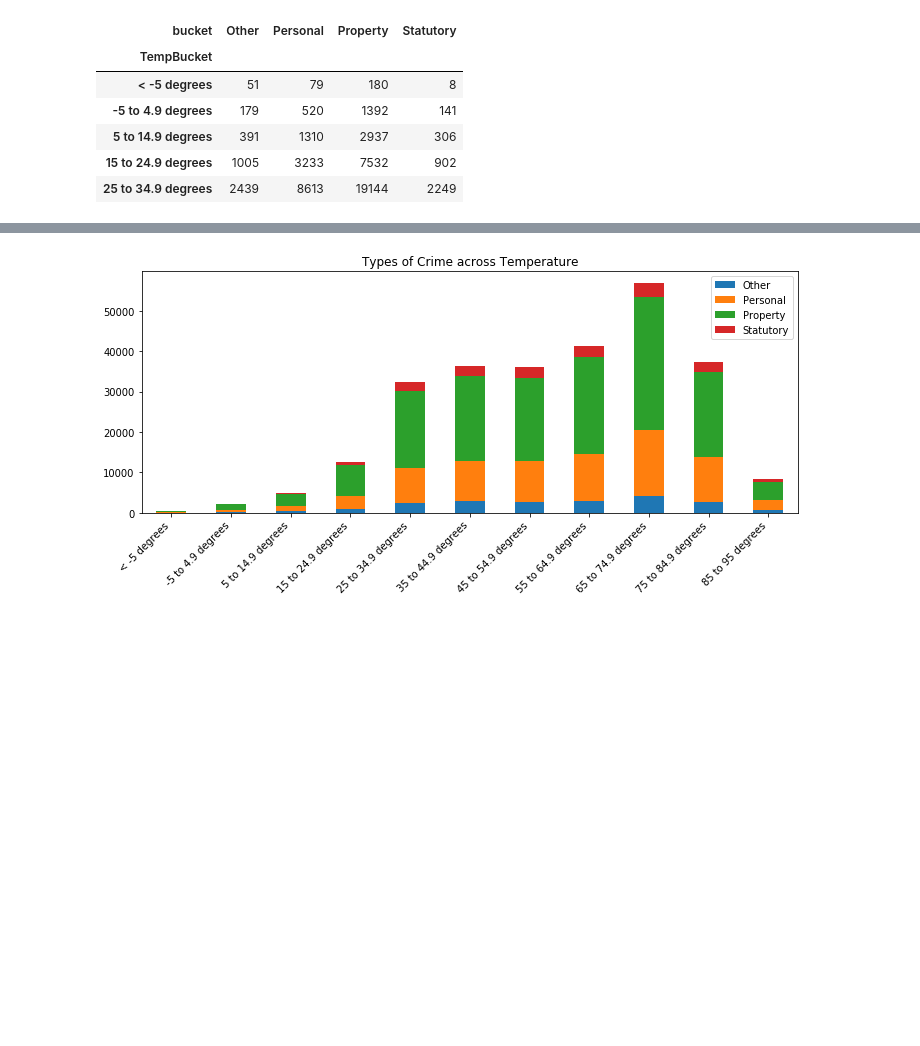
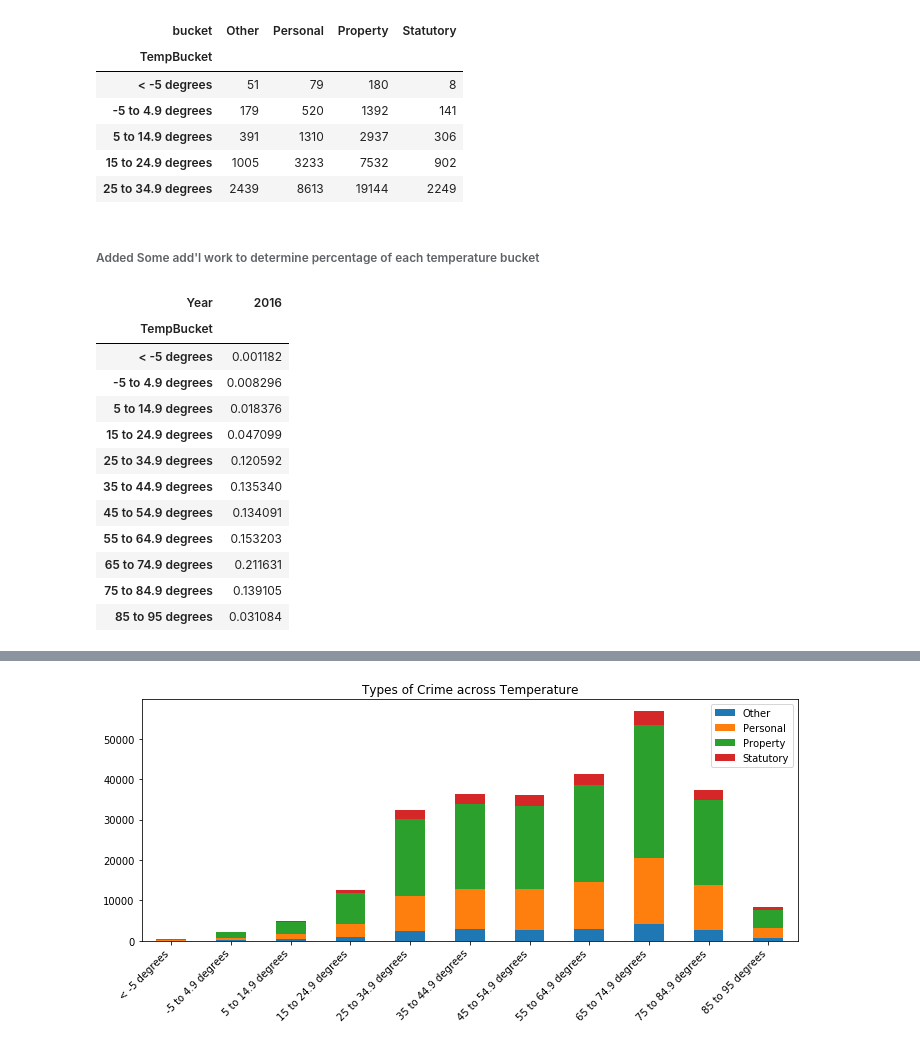
Before and after one commit to chengchenggan/Chicago_Crime_Weather, a Jupyter notebook: Resources/FinalNotebook.ipynb, the cells around one changed output, grey strips where cells are left out. Saved outputs shown, nothing was run; the diff lists cells and outputs as text; code cells hidden in the pictures; blank space fills up the shorter version.

```diff
--- a/Resources/FinalNotebook.ipynb
+++ b/Resources/FinalNotebook.ipynb
@@ -221,6 +242,30 @@ buckets.head()
 | 5 to 14.9 degrees | 391 | 1310 | 2937 | 306 |
 | 15 to 24.9 degrees | 1005 | 3233 | 7532 | 902 |
 | 25 to 34.9 degrees | 2439 | 8613 | 19144 | 2249 |
+# %% [markdown]
+###### Added Some add'l work to determine percentage of each temperature bucket
+# %%
+buckets_ave = pd.pivot_table(combined_df,values='Case Number',
+                         index='TempBucket',
+                         columns='Year',
+                         aggfunc=lambda x: len(x.unique()),fill_value=0)
+tot_crime = buckets_ave.sum()
+perc_by_range = buckets_ave / tot_crime
+perc_by_range
+# %% [output]
+| Year | 2016 |
+| TempBucket |  |
+| < -5 degrees | 0.001182 |
+| -5 to 4.9 degrees | 0.008296 |
+| 5 to 14.9 degrees | 0.018376 |
+| 15 to 24.9 degrees | 0.047099 |
+| 25 to 34.9 degrees | 0.120592 |
+| 35 to 44.9 degrees | 0.135340 |
+| 45 to 54.9 degrees | 0.134091 |
+| 55 to 64.9 degrees | 0.153203 |
+| 65 to 74.9 degrees | 0.211631 |
+| 75 to 84.9 degrees | 0.139105 |
+| 85 to 95 degrees | 0.031084 |
 # %%
 OthDF = buckets[buckets.columns[0]]
 PersDF = buckets[buckets.columns[1]]
```
Also changed, not shown: parts of 23 cells of this notebook, 1 other file.
